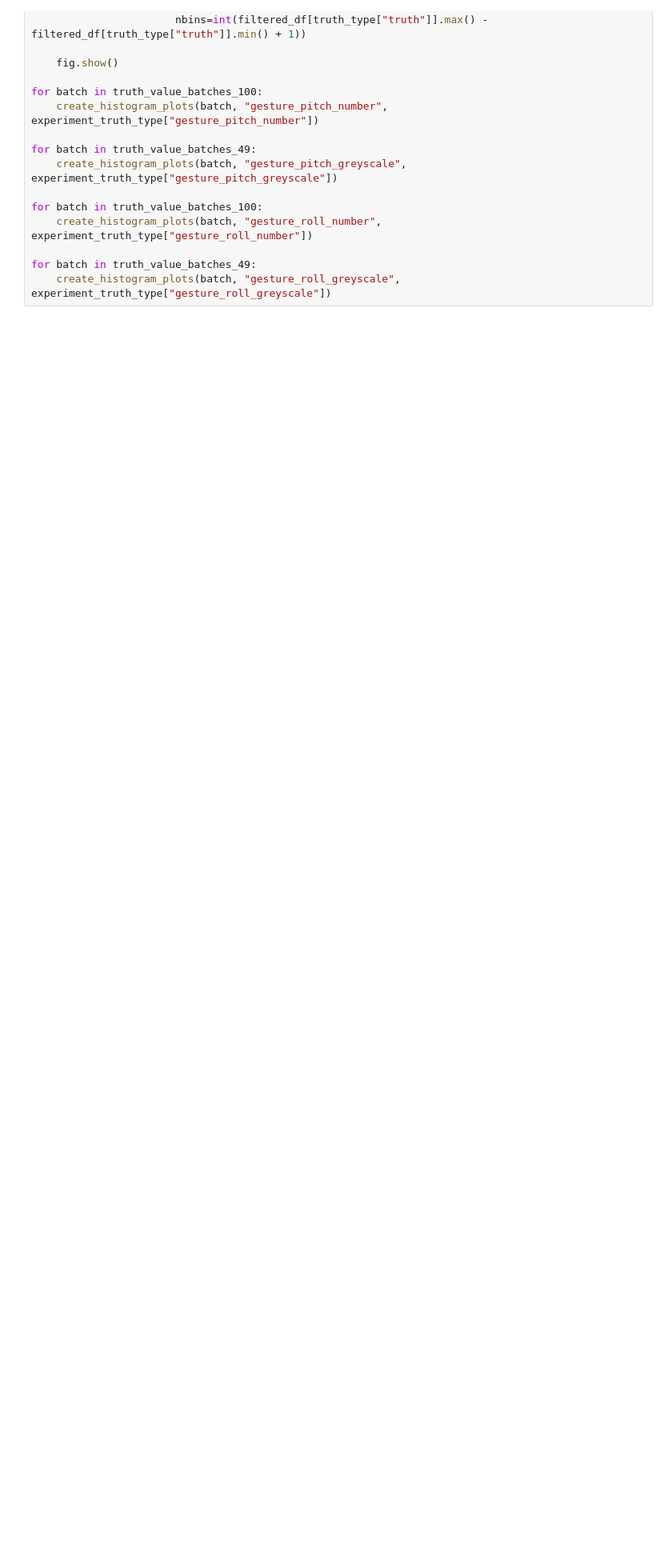
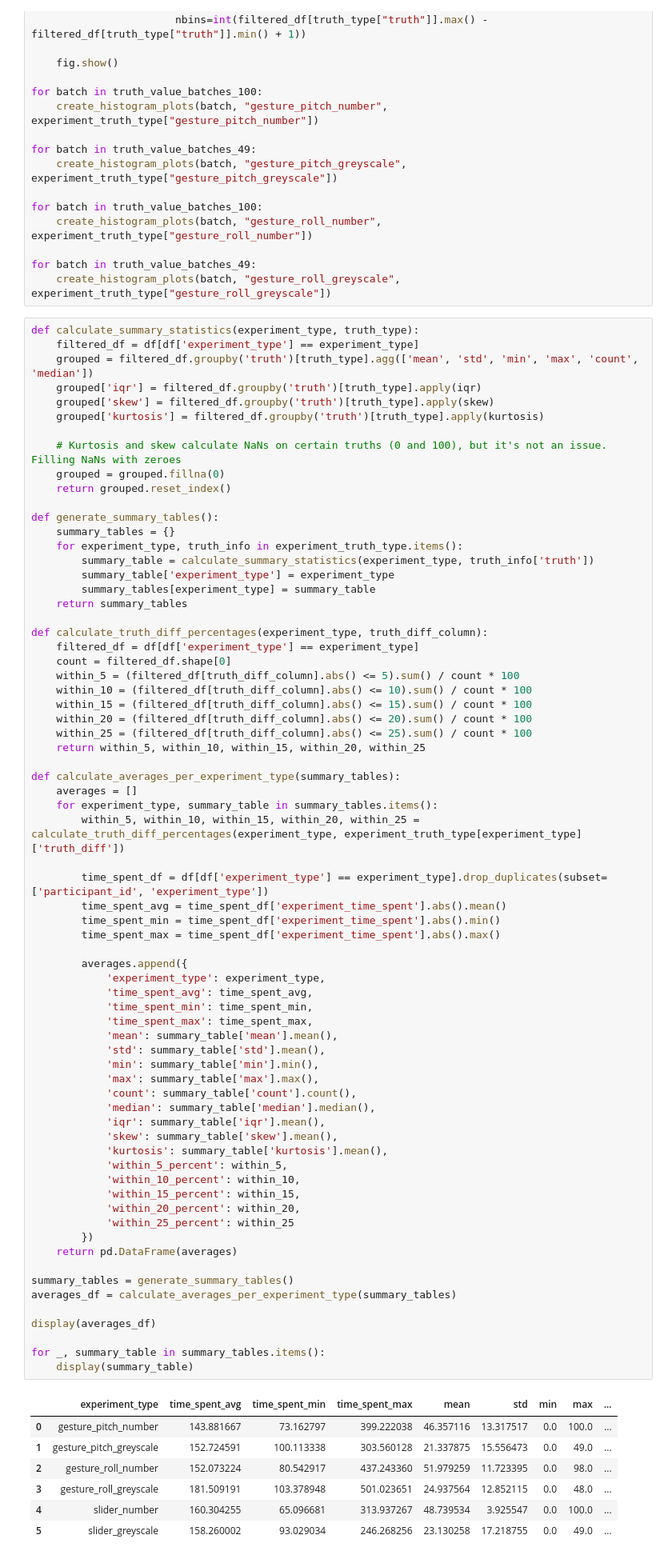
Before and after one commit to johalexander/subjective-self-tracking, a Jupyter notebook: prototype/code/visualisations/visualisations_app.ipynb, the cells around one changed output. Shown at 80% size. Saved outputs shown, nothing was run; the diff lists cells and outputs as text; blank space fills up the shorter version.

```diff
--- a/prototype/code/visualisations/visualisations_app.ipynb
+++ b/prototype/code/visualisations/visualisations_app.ipynb
@@ -306,3 +325,80 @@ for batch in truth_value_batches_100:
 
 for batch in truth_value_batches_49:
     create_histogram_plots(batch, "gesture_roll_greyscale", experiment_truth_type["gesture_roll_greyscale"])
+# %%
+def calculate_summary_statistics(experiment_type, truth_type):
+    filtered_df = df[df['experiment_type'] == experiment_type]
+    grouped = filtered_df.groupby('truth')[truth_type].agg(['mean', 'std', 'min', 'max', 'count', 'median'])
+    grouped['iqr'] = filtered_df.groupby('truth')[truth_type].apply(iqr)
+    grouped['skew'] = filtered_df.groupby('truth')[truth_type].apply(skew)
+    grouped['kurtosis'] = filtered_df.groupby('truth')[truth_type].apply(kurtosis)
+
+    # Kurtosis and skew calculate NaNs on certain truths (0 and 100), but it's not an issue. Filling NaNs with zeroes
+    grouped = grouped.fillna(0)
+    return grouped.reset_index()
+
+def generate_summary_tables():
+    summary_tables = {}
+    for experiment_type, truth_info in experiment_truth_type.items():
+        summary_table = calculate_summary_statistics(experiment_type, truth_info['truth'])
+        summary_table['experiment_type'] = experiment_type
+        summary_tables[experiment_type] = summary_table
+    return summary_tables
+
+def calculate_truth_diff_percentages(experiment_type, truth_diff_column):
+    filtered_df = df[df['experiment_type'] == experiment_type]
+    count = filtered_df.shape[0]
+    within_5 = (filtered_df[truth_diff_column].abs() <= 5).sum() / count * 100
+    within_10 = (filtered_df[truth_diff_column].abs() <= 10).sum() / count * 100
+    within_15 = (filtered_df[truth_diff_column].abs() <= 15).sum() / count * 100
+    within_20 = (filtered_df[truth_diff_column].abs() <= 20).sum() / count * 100
+    within_25 = (filtered_df[truth_diff_column].abs() <= 25).sum() / count * 100
+    return within_5, within_10, within_15, within_20, within_25
+
+def calculate_averages_per_experiment_type(summary_tables):
+    averages = []
+    for experiment_type, summary_table in summary_tables.items():
+        within_5, within_10, within_15, within_20, within_25 = calculate_truth_diff_percentages(experiment_type, experiment_truth_type[experiment_type]['truth_diff'])
+
+        time_spent_df = df[df['experiment_type'] == experiment_type].drop_duplicates(subset=['participant_id', 'experiment_type'])
+        time_spent_avg = time_spent_df['experiment_time_spent'].abs().mean()
+        time_spent_min = time_spent_df['experiment_time_spent'].abs().min()
+        time_spent_max = time_spent_df['experiment_time_spent'].abs().max()
+
+        averages.append({
+            'experiment_type': experiment_type,
+            'time_spent_avg': time_spent_avg,
+            'time_spent_min': time_spent_min,
+            'time_spent_max': time_spent_max,
+            'mean': summary_table['mean'].mean(),
+            'std': summary_table['std'].mean(),
+            'min': summary_table['min'].min(),
+            'max': summary_table['max'].max(),
+            'count': summary_table['count'].count(),
+            'median': summary_table['median'].median(),
+            'iqr': summary_table['iqr'].mean(),
+            'skew': summary_table['skew'].mean(),
+            'kurtosis': summary_table['kurtosis'].mean(),
+            'within_5_percent': within_5,
+            'within_10_percent': within_10,
+            'within_15_percent': within_15,
+            'within_20_percent': within_20,
+            'within_25_percent': within_25
+        })
+    return pd.DataFrame(averages)
+
+summary_tables = generate_summary_tables()
+averages_df = calculate_averages_per_experiment_type(summary_tables)
+
+display(averages_df)
+
+for _, summary_table in summary_tables.items():
+    display(summary_table)
+# %% [output]
+|  | experiment_type | time_spent_avg | time_spent_min | time_spent_max | mean | std | min | max | ... |
+| 0 | gesture_pitch_number | 143.881667 | 73.162797 | 399.222038 | 46.357116 | 13.317517 | 0.0 | 100.0 | ... |
+| 1 | gesture_pitch_greyscale | 152.724591 | 100.113338 | 303.560128 | 21.337875 | 15.556473 | 0.0 | 49.0 | ... |
+| 2 | gesture_roll_number | 152.073224 | 80.542917 | 437.243360 | 51.979259 | 11.723395 | 0.0 | 98.0 | ... |
+| 3 | gesture_roll_greyscale | 181.509191 | 103.378948 | 501.023651 | 24.937564 | 12.852115 | 0.0 | 48.0 | ... |
+| 4 | slider_number | 160.304255 | 65.096681 | 313.937267 | 48.739534 | 3.925547 | 0.0 | 100.0 | ... |
+| 5 | slider_greyscale | 158.260002 | 93.029034 | 246.268256 | 23.130258 | 17.218755 | 0.0 | 49.0 | ... |
```
Also changed, not shown: parts of 5 cells of this notebook, 1 other file.
